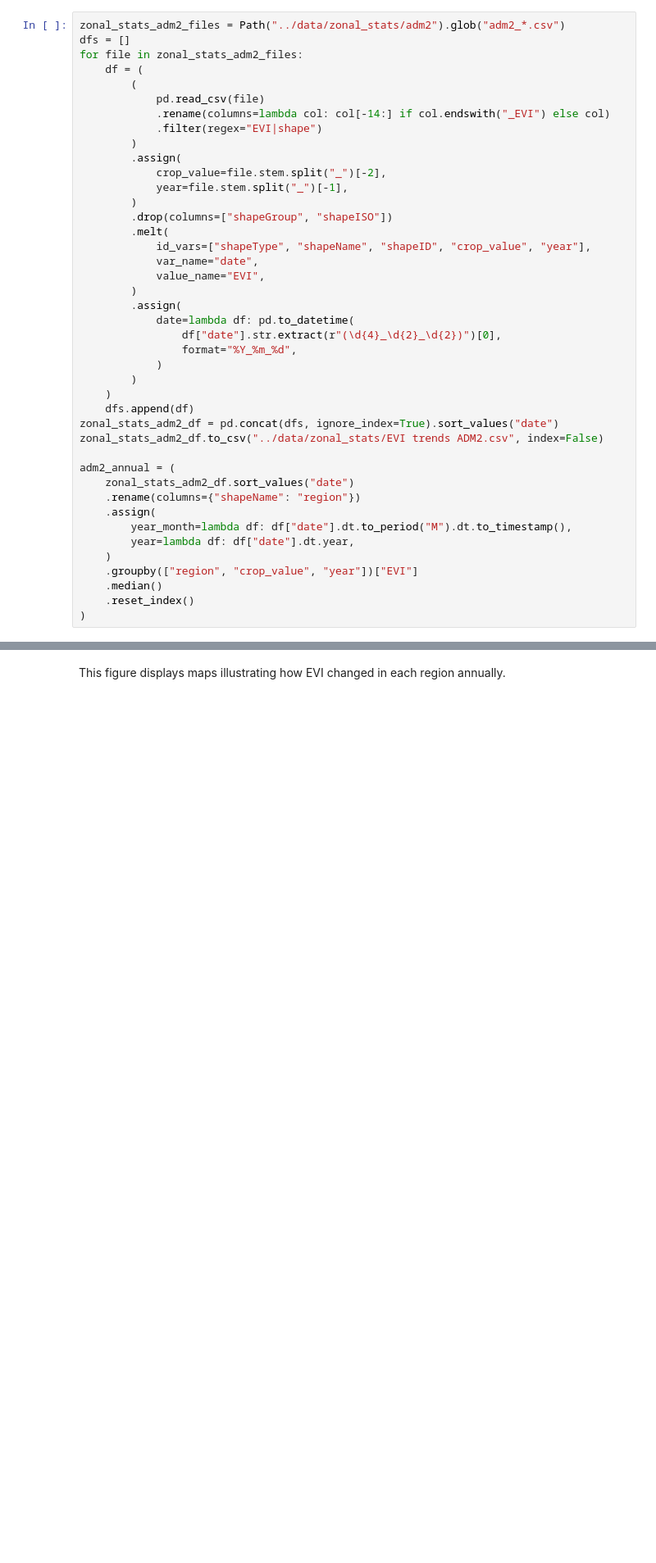
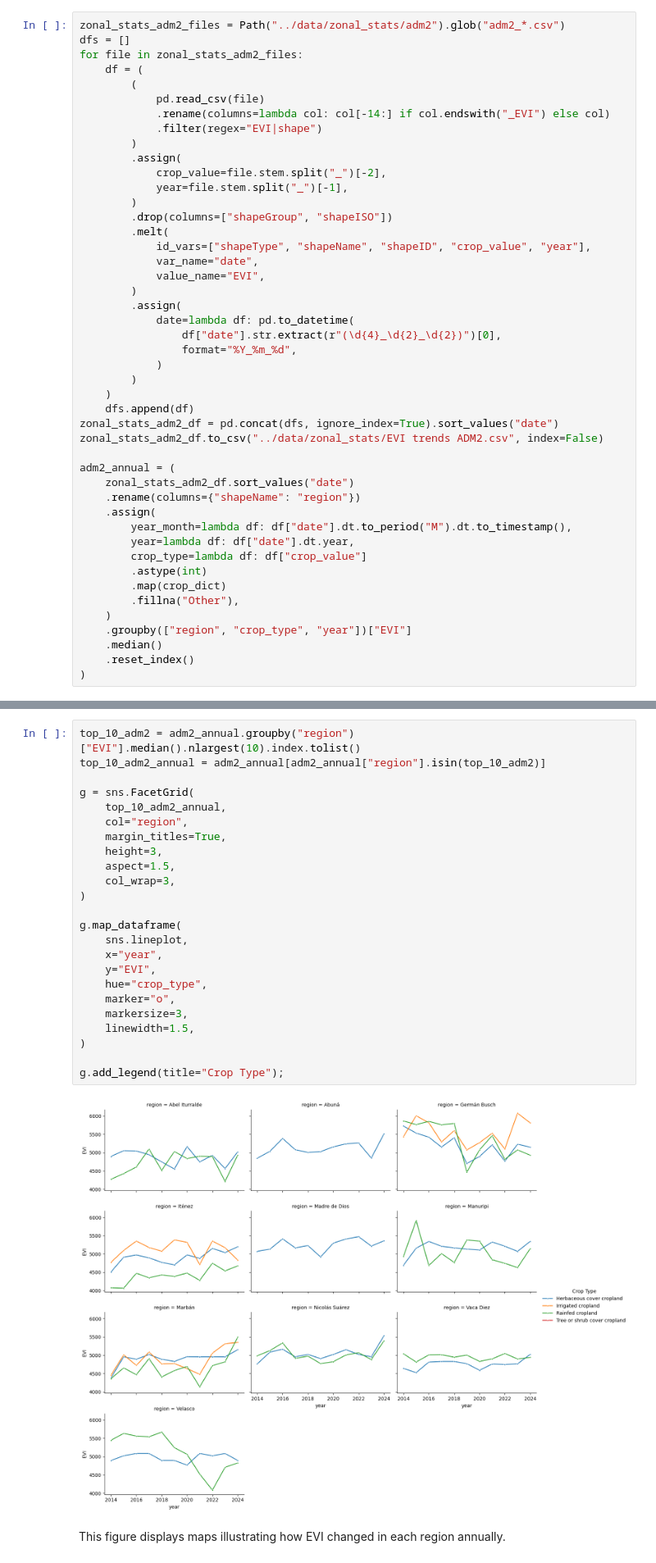
Before and after one commit to datapartnership/bolivia-economic-monitor, a Jupyter notebook: notebooks/evi_analysis.ipynb, the cells around one changed output, grey strips where cells are left out. Shown at 82% size. Saved outputs shown, nothing was run; the diff lists cells and outputs as text; blank space fills up the shorter version.

```diff
--- a/notebooks/evi_analysis.ipynb
+++ b/notebooks/evi_analysis.ipynb
@@ -900,8 +870,12 @@ adm2_annual = (
     .assign(
         year_month=lambda df: df["date"].dt.to_period("M").dt.to_timestamp(),
         year=lambda df: df["date"].dt.year,
+        crop_type=lambda df: df["crop_value"]
+        .astype(int)
+        .map(crop_dict)
+        .fillna("Other"),
     )
-    .groupby(["region", "crop_value", "year"])["EVI"]
+    .groupby(["region", "crop_type", "year"])["EVI"]
     .median()
     .reset_index()
 )
@@ -908,3 +884,29 @@ adm2_annual = (
+# %%
+top_10_adm2 = adm2_annual.groupby("region")["EVI"].median().nlargest(10).index.tolist()
+top_10_adm2_annual = adm2_annual[adm2_annual["region"].isin(top_10_adm2)]
+
+g = sns.FacetGrid(
+    top_10_adm2_annual,
+    col="region",
+    margin_titles=True,
+    height=3,
+    aspect=1.5,
+    col_wrap=3,
+)
+
+g.map_dataframe(
+    sns.lineplot,
+    x="year",
+    y="EVI",
+    hue="crop_type",
+    marker="o",
+    markersize=3,
+    linewidth=1.5,
+)
+
+g.add_legend(title="Crop Type");
+# %% [output]
+[figure, added]
 # %% [markdown]
 This figure displays maps illustrating how EVI changed in each region annually.
 # %%
```
Also changed, not shown: parts of 15 cells of this notebook.
